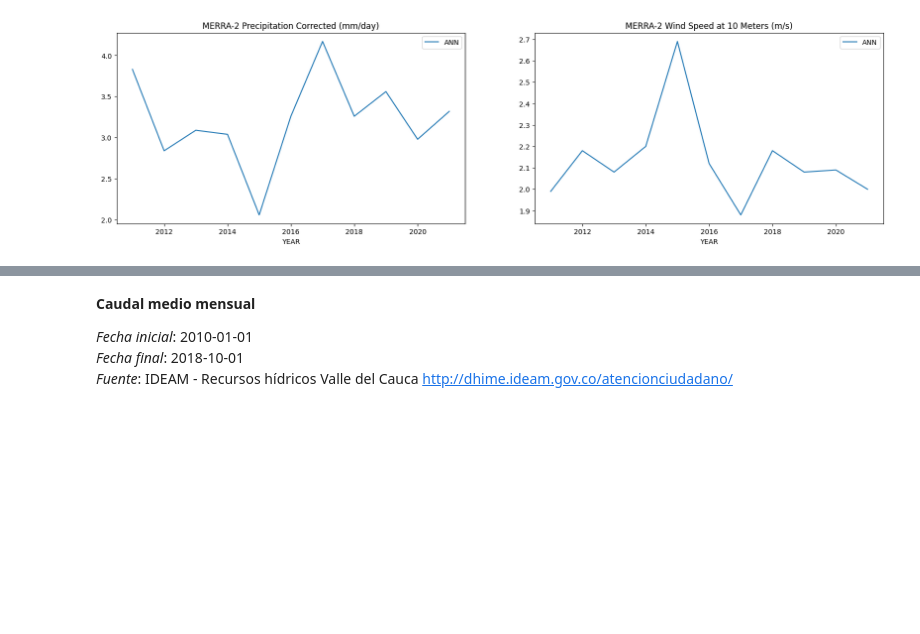
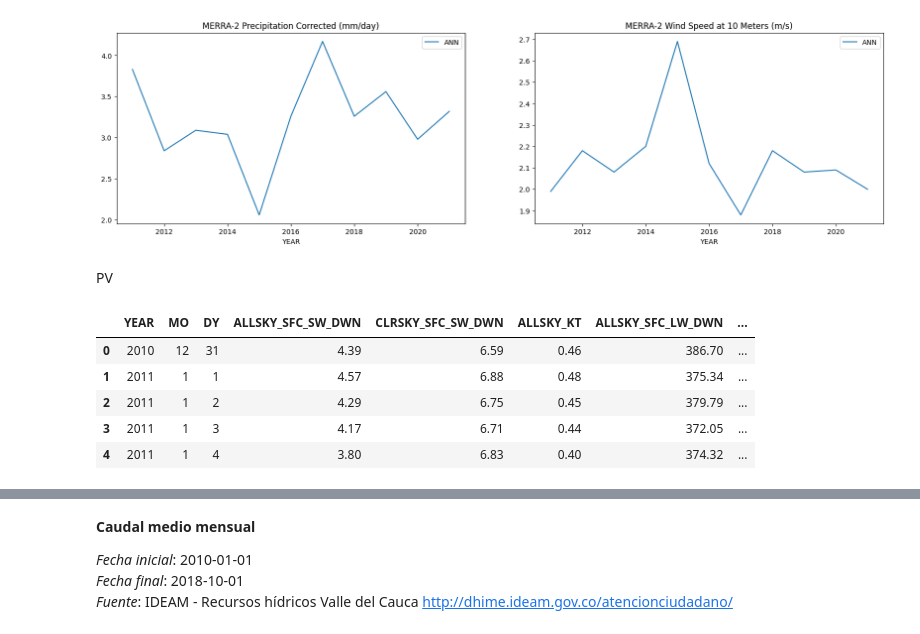
Before and after one commit to MateoBarrera/Investigacion, a Jupyter notebook: potentials/notebook.ipynb, the cells around one changed output, grey strips where cells are left out. Saved outputs shown, nothing was run; the diff lists cells and outputs as text; code cells hidden in the pictures; blank space fills up the shorter version.

```diff
--- a/potentials/notebook.ipynb
+++ b/potentials/notebook.ipynb
@@ -83,3 +81,16 @@ plt.title('MERRA-2 Wind Speed at 10 Meters (m/s)')
 plt.show()
 # %% [output]
 [figure]
+# %% [markdown]
+PV
+# %%
+file = pd.read_csv(
+    "../recursos/pv/PV-Jamundi-H.csv")
+file.head()
+# %% [output]
+|  | YEAR | MO | DY | ALLSKY_SFC_SW_DWN | CLRSKY_SFC_SW_DWN | ALLSKY_KT | ALLSKY_SFC_LW_DWN | ... |
+| 0 | 2010 | 12 | 31 | 4.39 | 6.59 | 0.46 | 386.70 | ... |
+| 1 | 2011 | 1 | 1 | 4.57 | 6.88 | 0.48 | 375.34 | ... |
+| 2 | 2011 | 1 | 2 | 4.29 | 6.75 | 0.45 | 379.79 | ... |
+| 3 | 2011 | 1 | 3 | 4.17 | 6.71 | 0.44 | 372.05 | ... |
+| 4 | 2011 | 1 | 4 | 3.80 | 6.83 | 0.40 | 374.32 | ... |
```
Also changed, not shown: parts of 3 cells of this notebook, 5 other files.
